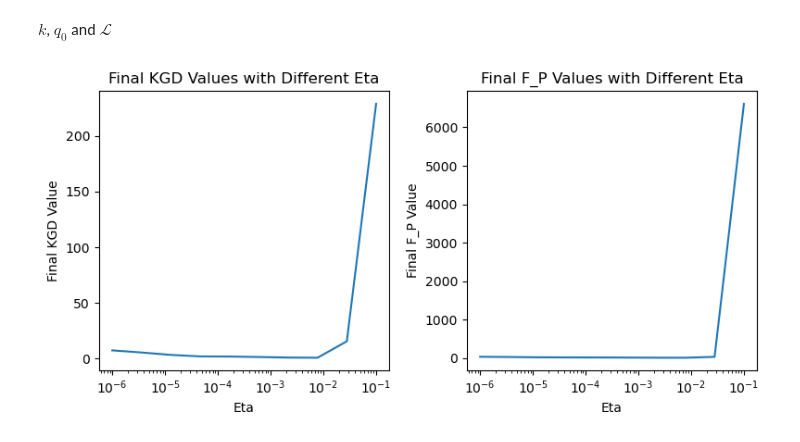
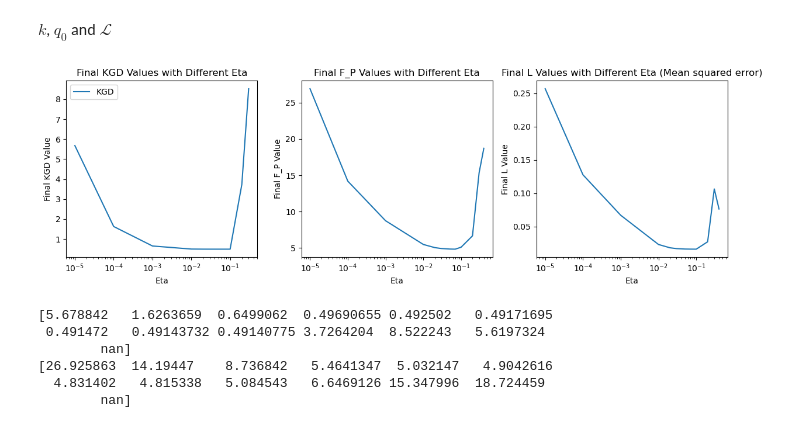
Before and after one commit to congyewang/kgd-code, a Jupyter notebook: notebook_svgd.ipynb, the cells around one changed output. Drawn from its saved outputs; the diff is of its cells as text; code cells hidden in the pictures.

```diff
--- a/notebook_svgd.ipynb
+++ b/notebook_svgd.ipynb
@@ -426,7 +426,7 @@ q_0 = jit(q_0)
 esp_forward = jit(esp_forward)
 L = jit(L)
 
-sigma_m = 5.0
+sigma_m = 1.0
 m = lambda x,y : ker.k_gauss(x, y, sigma=sigma_m)
 dm = lambda x,y : ker.dk_gauss(x, y, sigma=sigma_m)
 
@@ -435,7 +435,7 @@ G_SVGD = GeneralizedSVGD(q_0,L,k,m,dm)
 T = 10000
 n = 100
 
-Eta = jnp.array([1e-6,1e-5,1e-4,0.001,0.01,0.02,0.03,0.05])#jnp.logspace(-6,-2,10)
+Eta = jnp.array([1e-5,1e-4,0.001,0.01,0.02,0.03,0.05,0.07,0.1,0.2,0.3,0.4,0.5])#jnp.logspace(-6,-2,10)
 key = random.PRNGKey(14)
 X_list = [init_params(random.fold_in(key, i), s, hidden_dim) for i in range(n)]
 flat_X_list = [ravel_pytree(p)[0] for p in X_list]
@@ -475,23 +475,42 @@ for e in range(len(Eta)):
     F_P_fin = F_P_fin.at[e].set(F_P.evaluate(X,num_samples = 300))
     L_fin = L_fin.at[e].set(L(X))
 # %%
-fig, axes = plt.subplots(1, 2, figsize=(8, 4))  # 1 row, 2 columns, adjust figure size
+fig, axes = plt.subplots(1, 3, figsize=(12, 4))
 
 # Plot the first figure (KGD_fin)
-axes[0].plot(Eta, KGD_fin)
+axes[0].plot(Eta[:-2], KGD_fin[:-2], label='KGD')
+#axes[0].plot(Eta, KDE_KGD_fin, label='KDE KGD')
 axes[0].set_xlabel('Eta')
 axes[0].set_ylabel('Final KGD Value')
 axes[0].set_xscale('log')
+#axes[0].set_ylim(0.4, 1.5)
 axes[0].set_title('Final KGD Values with Different Eta')
+axes[0].legend()
 
 # Plot the second figure (F_P_fin)
 axes[1].plot(Eta, F_P_fin)
 axes[1].set_xlabel('Eta')
 axes[1].set_ylabel('Final F_P Value')
 axes[1].set_xscale('log')
 axes[1].set_title('Final F_P Values with Different Eta')
 
+axes[2].plot(Eta, 1/gamma * L_fin)
+axes[2].set_xlabel('Eta')
+axes[2].set_ylabel('Final L Value')
+axes[2].set_xscale('log')
+axes[2].set_title('Final L Values with Different Eta (Mean squared error)')
+
 plt.tight_layout()
 plt.show()
 # %% [output]
-[figure, old version]
+[figure, new version]
+# %%
+print(KGD_fin)
+print(F_P_fin)
+# %% [output]
+[5.678842   1.6263659  0.6499062  0.49690655 0.492502   0.49171695
+ 0.491472   0.49143732 0.49140775 3.7264204  8.522243   5.6197324
+        nan]
+[26.925863  14.19447    8.736842   5.4641347  5.032147   4.9042616
+  4.831402   4.815338   5.084543   6.6469126 15.347996  18.724459
+        nan]
```
Also changed, not shown: parts of 2 cells of this notebook, 3 other files.
